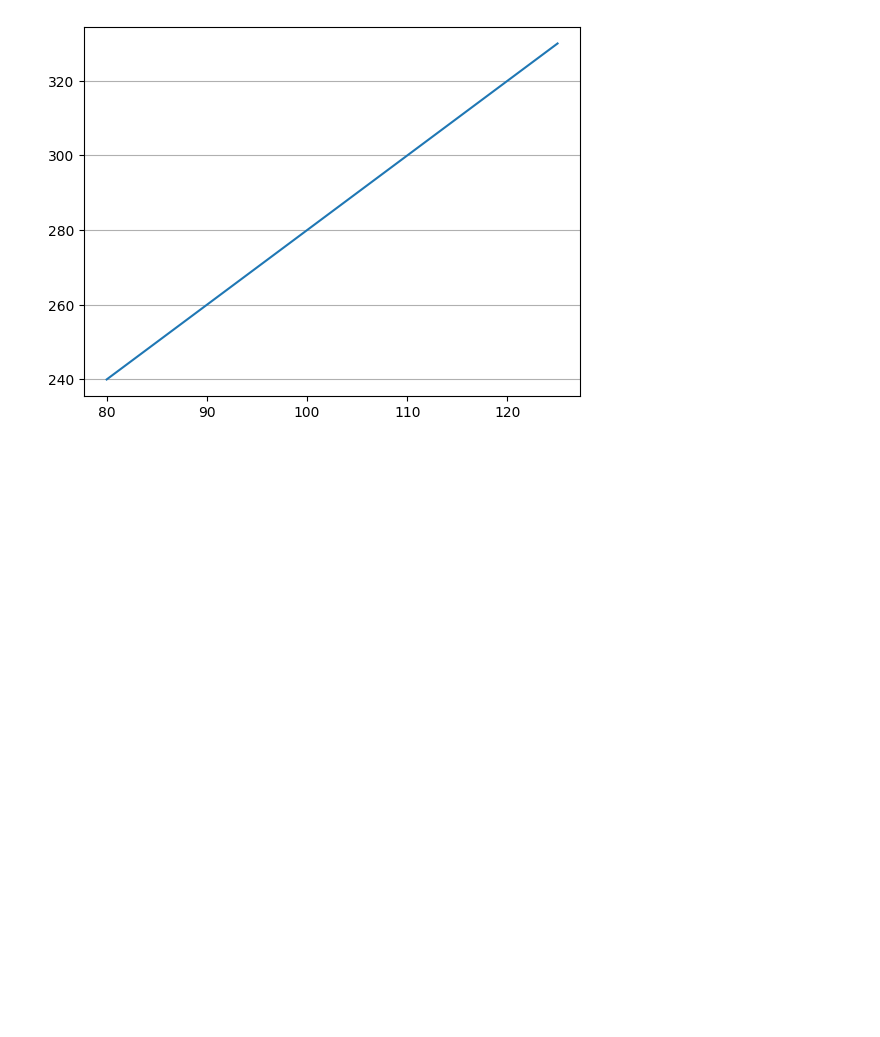
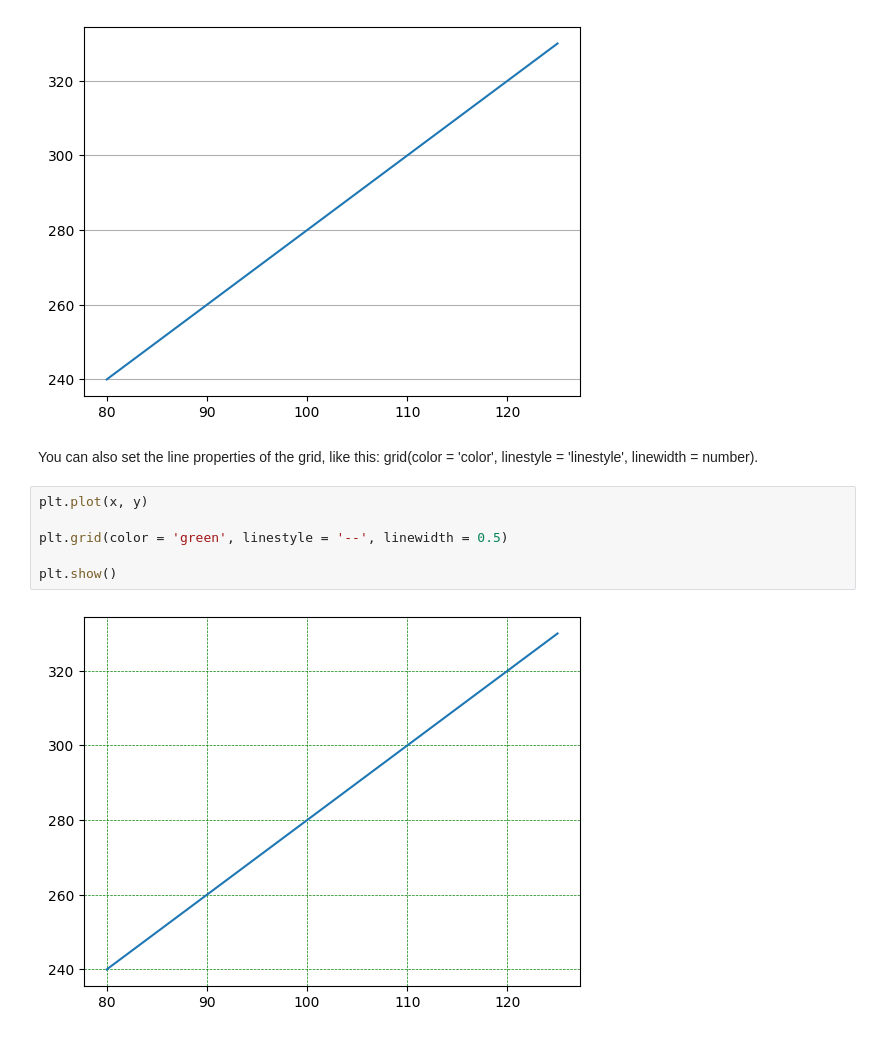
Before and after one commit to Bhavishya007-bit/Python-Data-Science, a Jupyter notebook: Data visualisation/plt_grid.ipynb, the cells around one changed output. Saved outputs shown, nothing was run; the diff lists cells and outputs as text; blank space fills up the shorter version.

```diff
--- a/Data visualisation/plt_grid.ipynb
+++ b/Data visualisation/plt_grid.ipynb
@@ -30,3 +30,13 @@ plt.grid(axis = 'y')
 plt.show()
 # %% [output]
 [figure]
+# %% [markdown]
+You can also set the line properties of the grid, like this: grid(color = 'color', linestyle = 'linestyle', linewidth = number).
+# %%
+plt.plot(x, y)
+
+plt.grid(color = 'green', linestyle = '--', linewidth = 0.5)
+
+plt.show()
+# %% [output]
+[figure, added]
```
Also changed, not shown: parts of 3 cells of this notebook, 1 other file.
